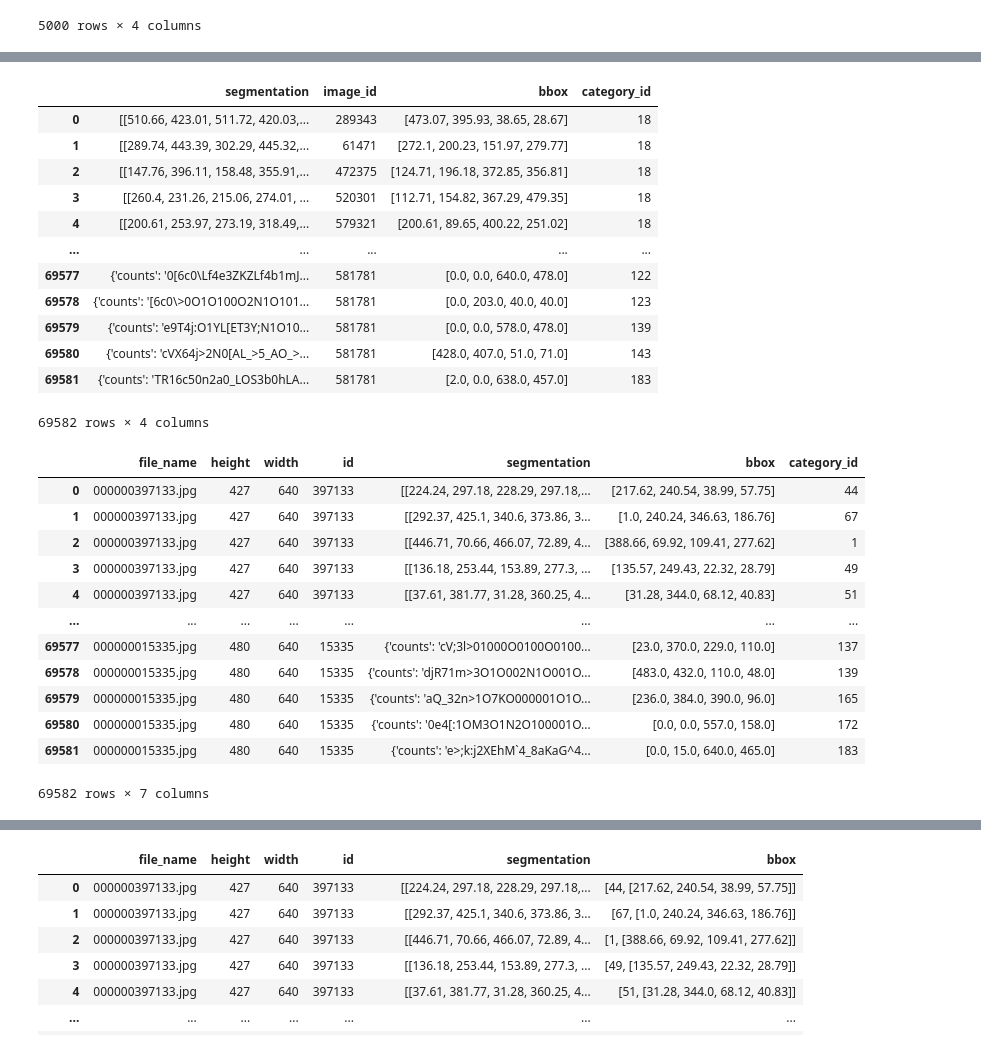
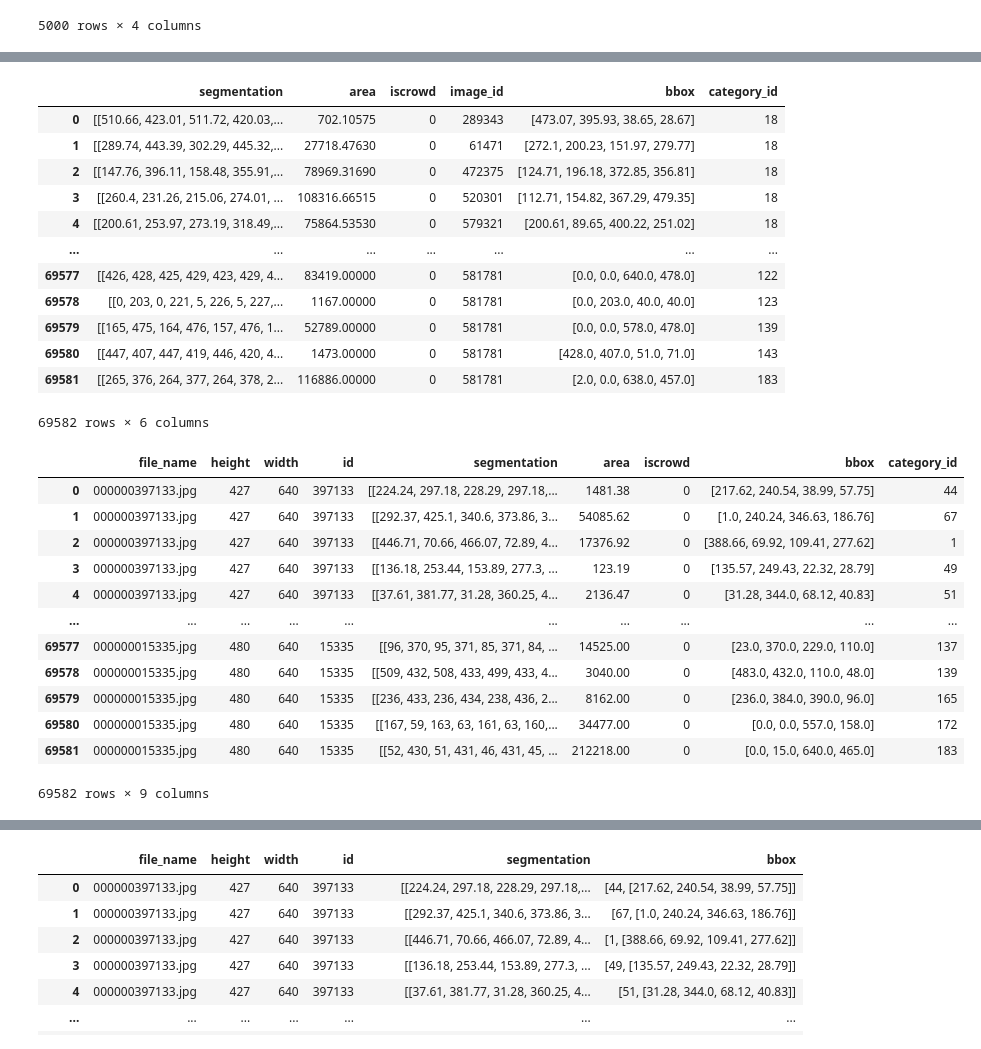
Before and after one commit to DarylFernandes99/custom-yolo-implmentation, a Jupyter notebook: test.ipynb, the cells around one changed output, grey strips where cells are left out. Cells and saved outputs as stored; diff of their text form; code cells hidden in the pictures.

```diff
--- a/test.ipynb
+++ b/test.ipynb
@@ -245,3 +249,20 @@ df_total_images.sort_values(by="file_name")
 | 881 | 000000581615.jpg | 640 | 478 | 581615 |
 | 3272 | 000000581781.jpg | 478 | 640 | 581781 |
 5000 rows × 4 columns
+# %%
+def polygonFromMask(row):
+    if isinstance(row['segmentation'], dict) and 'counts' in row['segmentation']:
+        if row['iscrowd'] == 1:
+            row['segmentation'] = [row['segmentation']['counts']]
+        else:
+            rle_data = maskUtils.decode(row['segmentation'])
+            contours, _ = cv2.findContours(rle_data, cv2.RETR_TREE, cv2.CHAIN_APPROX_SIMPLE)
+
+            segmentation = []
+            for contour in contours:
+                if contour.size >= 6:
+                    segmentation.append(contour.flatten().tolist())
+
+            row['segmentation'] = segmentation
+
+    return row
@@ -248,37 +280,39 @@ df_total_images.sort_values(by="file_name")
 # %%
-df_total_annota = pd.concat([df_inst_annota, df_stuf_annota], axis=0, ignore_index=True).drop(columns=["id", "iscrowd", "area"])
+df_total_annota = pd.concat([df_inst_annota, df_stuf_annota], axis=0, ignore_index=True).drop(columns=["id"])
+df_total_annota = df_total_annota.apply(polygonFromMask, axis=1)
 df_total_annota
 # %% [output]
-|  | segmentation | image_id | bbox | category_id |
-| 0 | [[510.66, 423.01, 511.72, 420.03,... | 289343 | [473.07, 395.93, 38.65, 28.67] | 18 |
-| 1 | [[289.74, 443.39, 302.29, 445.32,... | 61471 | [272.1, 200.23, 151.97, 279.77] | 18 |
-| 2 | [[147.76, 396.11, 158.48, 355.91,... | 472375 | [124.71, 196.18, 372.85, 356.81] | 18 |
-| 3 | [[260.4, 231.26, 215.06, 274.01, ... | 520301 | [112.71, 154.82, 367.29, 479.35] | 18 |
-| 4 | [[200.61, 253.97, 273.19, 318.49,... | 579321 | [200.61, 89.65, 400.22, 251.02] | 18 |
-| ... | ... | ... | ... | ... |
-| 69577 | {'counts': '0[6c0\Lf4e3ZKZLf4b1mJ... | 581781 | [0.0, 0.0, 640.0, 478.0] | 122 |
-| 69578 | {'counts': '[6c0\>0O1O100O2N1O101... | 581781 | [0.0, 203.0, 40.0, 40.0] | 123 |
-| 69579 | {'counts': 'e9T4j:O1YL[ET3Y;N1O10... | 581781 | [0.0, 0.0, 578.0, 478.0] | 139 |
-| 69580 | {'counts': 'cVX64j>2N0[AL_>5_AO_>... | 581781 | [428.0, 407.0, 51.0, 71.0] | 143 |
-| 69581 | {'counts': 'TR16c50n2a0_LOS3b0hLA... | 581781 | [2.0, 0.0, 638.0, 457.0] | 183 |
+|  | segmentation | area | iscrowd | image_id | bbox | category_id |
+| 0 | [[510.66, 423.01, 511.72, 420.03,... | 702.10575 | 0 | 289343 | [473.07, 395.93, 38.65, 28.67] | 18 |
+| 1 | [[289.74, 443.39, 302.29, 445.32,... | 27718.47630 | 0 | 61471 | [272.1, 200.23, 151.97, 279.77] | 18 |
+| 2 | [[147.76, 396.11, 158.48, 355.91,... | 78969.31690 | 0 | 472375 | [124.71, 196.18, 372.85, 356.81] | 18 |
+| 3 | [[260.4, 231.26, 215.06, 274.01, ... | 108316.66515 | 0 | 520301 | [112.71, 154.82, 367.29, 479.35] | 18 |
+| 4 | [[200.61, 253.97, 273.19, 318.49,... | 75864.53530 | 0 | 579321 | [200.61, 89.65, 400.22, 251.02] | 18 |
+| ... | ... | ... | ... | ... | ... | ... |
+| 69577 | [[426, 428, 425, 429, 423, 429, 4... | 83419.00000 | 0 | 581781 | [0.0, 0.0, 640.0, 478.0] | 122 |
+| 69578 | [[0, 203, 0, 221, 5, 226, 5, 227,... | 1167.00000 | 0 | 581781 | [0.0, 203.0, 40.0, 40.0] | 123 |
+| 69579 | [[165, 475, 164, 476, 157, 476, 1... | 52789.00000 | 0 | 581781 | [0.0, 0.0, 578.0, 478.0] | 139 |
+| 69580 | [[447, 407, 447, 419, 446, 420, 4... | 1473.00000 | 0 | 581781 | [428.0, 407.0, 51.0, 71.0] | 143 |
+| 69581 | [[265, 376, 264, 377, 264, 378, 2... | 116886.00000 | 0 | 581781 | [2.0, 0.0, 638.0, 457.0] | 183 |
-69582 rows × 4 columns
+69582 rows × 6 columns
 # %%
 df_combined = df_total_images.merge(df_total_annota, left_on="id", right_on="image_id", how="inner", validate="one_to_many").drop(columns=["image_id"])
+df_combined['area'] = df_combined['area'].apply(lambda x: round(x, 2))
 df_combined
 # %% [output]
-|  | file_name | height | width | id | segmentation | bbox | category_id |
-| 0 | 000000397133.jpg | 427 | 640 | 397133 | [[224.24, 297.18, 228.29, 297.18,... | [217.62, 240.54, 38.99, 57.75] | 44 |
-| 1 | 000000397133.jpg | 427 | 640 | 397133 | [[292.37, 425.1, 340.6, 373.86, 3... | [1.0, 240.24, 346.63, 186.76] | 67 |
-| 2 | 000000397133.jpg | 427 | 640 | 397133 | [[446.71, 70.66, 466.07, 72.89, 4... | [388.66, 69.92, 109.41, 277.62] | 1 |
-| 3 | 000000397133.jpg | 427 | 640 | 397133 | [[136.18, 253.44, 153.89, 277.3, ... | [135.57, 249.43, 22.32, 28.79] | 49 |
-| 4 | 000000397133.jpg | 427 | 640 | 397133 | [[37.61, 381.77, 31.28, 360.25, 4... | [31.28, 344.0, 68.12, 40.83] | 51 |
-| ... | ... | ... | ... | ... | ... | ... | ... |
-| 69577 | 000000015335.jpg | 480 | 640 | 15335 | {'counts': 'cV;3l>01000O0100O0100... | [23.0, 370.0, 229.0, 110.0] | 137 |
-| 69578 | 000000015335.jpg | 480 | 640 | 15335 | {'counts': 'djR71m>3O1O002N1O001O... | [483.0, 432.0, 110.0, 48.0] | 139 |
-| 69579 | 000000015335.jpg | 480 | 640 | 15335 | {'counts': 'aQ_32n>1O7KO000001O1O... | [236.0, 384.0, 390.0, 96.0] | 165 |
-| 69580 | 000000015335.jpg | 480 | 640 | 15335 | {'counts': '0e4[:1OM3O1N2O100001O... | [0.0, 0.0, 557.0, 158.0] | 172 |
-| 69581 | 000000015335.jpg | 480 | 640 | 15335 | {'counts': 'e>;k:j2XEhM`4_8aKaG^4... | [0.0, 15.0, 640.0, 465.0] | 183 |
+|  | file_name | height | width | id | segmentation | area | iscrowd | bbox | category_id |
+| 0 | 000000397133.jpg | 427 | 640 | 397133 | [[224.24, 297.18, 228.29, 297.18,... | 1481.38 | 0 | [217.62, 240.54, 38.99, 57.75] | 44 |
+| 1 | 000000397133.jpg | 427 | 640 | 397133 | [[292.37, 425.1, 340.6, 373.86, 3... | 54085.62 | 0 | [1.0, 240.24, 346.63, 186.76] | 67 |
+| 2 | 000000397133.jpg | 427 | 640 | 397133 | [[446.71, 70.66, 466.07, 72.89, 4... | 17376.92 | 0 | [388.66, 69.92, 109.41, 277.62] | 1 |
+| 3 | 000000397133.jpg | 427 | 640 | 397133 | [[136.18, 253.44, 153.89, 277.3, ... | 123.19 | 0 | [135.57, 249.43, 22.32, 28.79] | 49 |
+| 4 | 000000397133.jpg | 427 | 640 | 397133 | [[37.61, 381.77, 31.28, 360.25, 4... | 2136.47 | 0 | [31.28, 344.0, 68.12, 40.83] | 51 |
+| ... | ... | ... | ... | ... | ... | ... | ... | ... | ... |
+| 69577 | 000000015335.jpg | 480 | 640 | 15335 | [[96, 370, 95, 371, 85, 371, 84, ... | 14525.00 | 0 | [23.0, 370.0, 229.0, 110.0] | 137 |
+| 69578 | 000000015335.jpg | 480 | 640 | 15335 | [[509, 432, 508, 433, 499, 433, 4... | 3040.00 | 0 | [483.0, 432.0, 110.0, 48.0] | 139 |
+| 69579 | 000000015335.jpg | 480 | 640 | 15335 | [[236, 433, 236, 434, 238, 436, 2... | 8162.00 | 0 | [236.0, 384.0, 390.0, 96.0] | 165 |
+| 69580 | 000000015335.jpg | 480 | 640 | 15335 | [[167, 59, 163, 63, 161, 63, 160,... | 34477.00 | 0 | [0.0, 0.0, 557.0, 158.0] | 172 |
+| 69581 | 000000015335.jpg | 480 | 640 | 15335 | [[52, 430, 51, 431, 46, 431, 45, ... | 212218.00 | 0 | [0.0, 15.0, 640.0, 465.0] | 183 |
-69582 rows × 7 columns
+69582 rows × 9 columns
 # %%
 agg_func = {
     'segmentation': list,
```
Also changed, not shown: parts of 17 cells of this notebook, 1 other file.
